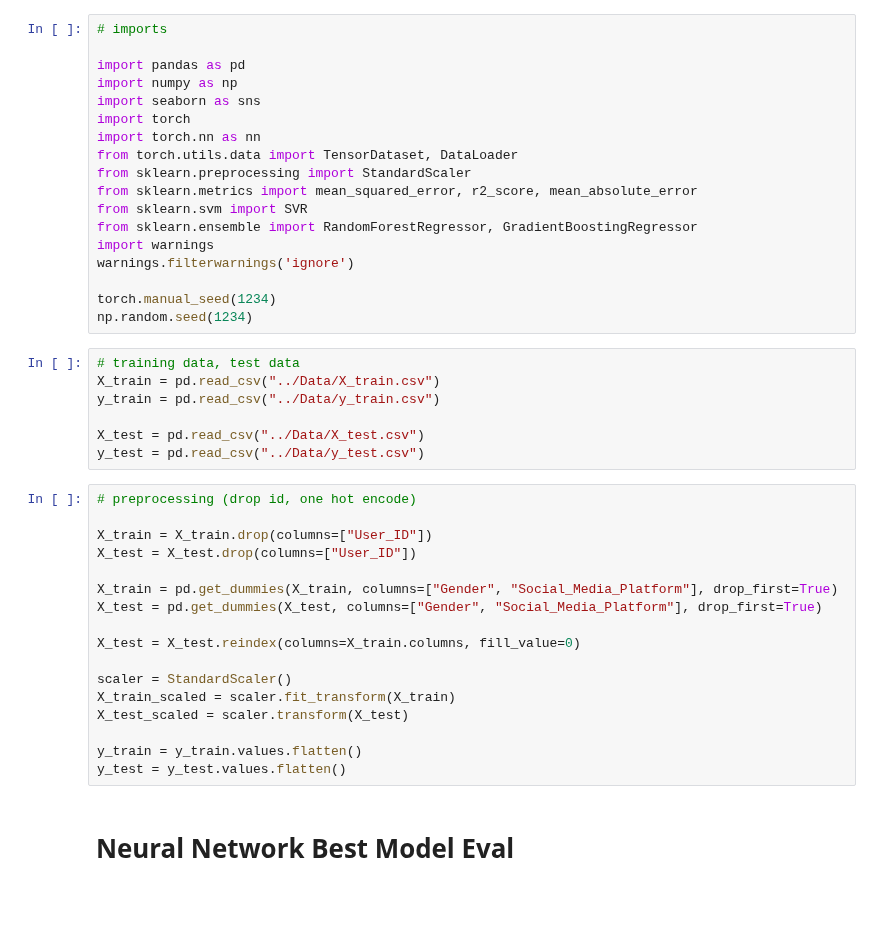
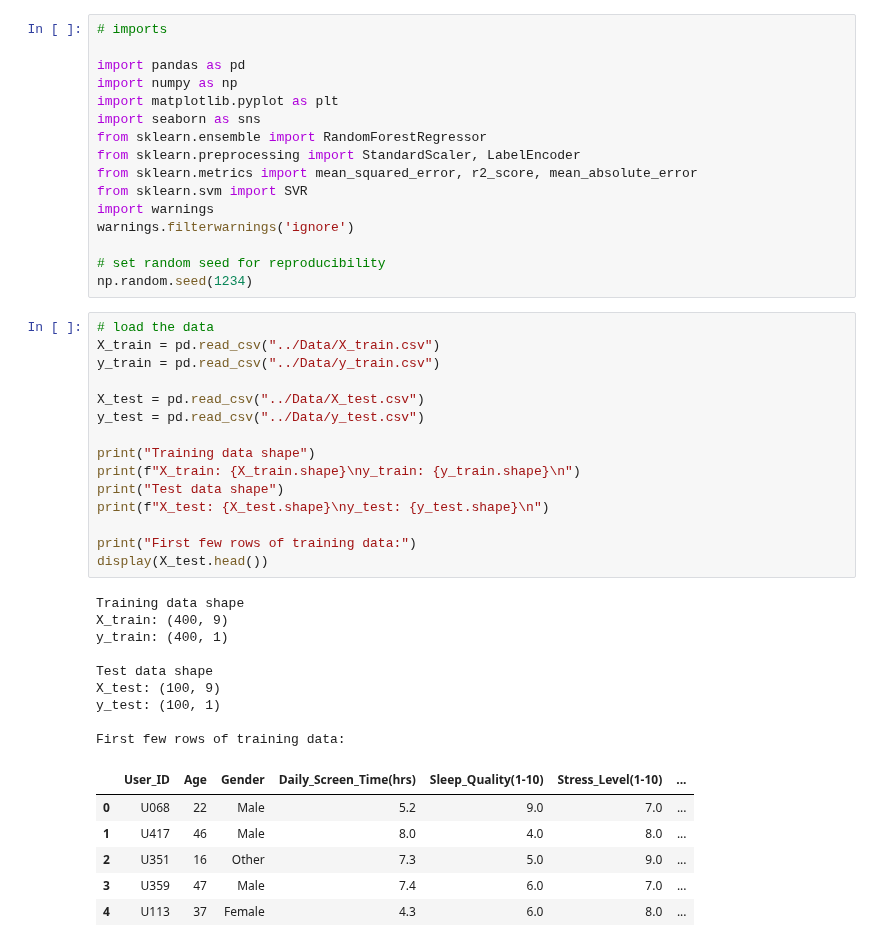
Before and after one commit to aileenkent/ds4021FinalProject, a Jupyter notebook: Notebooks/Evaluation.ipynb, the cells around one changed output. Drawn from its saved outputs; the diff is of its cells as text; blank space fills up the shorter version.

```diff
--- a/Notebooks/Evaluation.ipynb
+++ b/Notebooks/Evaluation.ipynb
@@ -3,42 +13,45 @@
 
 import pandas as pd
 import numpy as np
+import matplotlib.pyplot as plt
 import seaborn as sns
-import torch
-import torch.nn as nn
-from torch.utils.data import TensorDataset, DataLoader
-from sklearn.preprocessing import StandardScaler
+from sklearn.ensemble import RandomForestRegressor
+from sklearn.preprocessing import StandardScaler, LabelEncoder
 from sklearn.metrics import mean_squared_error, r2_score, mean_absolute_error
 from sklearn.svm import SVR
-from sklearn.ensemble import RandomForestRegressor, GradientBoostingRegressor
 import warnings
 warnings.filterwarnings('ignore')
 
-torch.manual_seed(1234)
+# set random seed for reproducibility
 np.random.seed(1234)
 # %%
-# training data, test data
+# load the data
 X_train = pd.read_csv("../Data/X_train.csv")
 y_train = pd.read_csv("../Data/y_train.csv")
 
 X_test = pd.read_csv("../Data/X_test.csv")
 y_test = pd.read_csv("../Data/y_test.csv")
+
+print("Training data shape")
+print(f"X_train: {X_train.shape}\ny_train: {y_train.shape}\n")
+print("Test data shape")
+print(f"X_test: {X_test.shape}\ny_test: {y_test.shape}\n")
+
+print("First few rows of training data:")
+display(X_test.head())
+# %% [output]
+Training data shape
+X_train: (400, 9)
+y_train: (400, 1)
+
+Test data shape
+X_test: (100, 9)
+y_test: (100, 1)
+
+First few rows of training data:
+|  | User_ID | Age | Gender | Daily_Screen_Time(hrs) | Sleep_Quality(1-10) | Stress_Level(1-10) | ... |
+| 0 | U068 | 22 | Male | 5.2 | 9.0 | 7.0 | ... |
+| 1 | U417 | 46 | Male | 8.0 | 4.0 | 8.0 | ... |
+| 2 | U351 | 16 | Other | 7.3 | 5.0 | 9.0 | ... |
+| 3 | U359 | 47 | Male | 7.4 | 6.0 | 7.0 | ... |
+| 4 | U113 | 37 | Female | 4.3 | 6.0 | 8.0 | ... |
-# %%
-# preprocessing (drop id, one hot encode)
-
-X_train = X_train.drop(columns=["User_ID"])
-X_test = X_test.drop(columns=["User_ID"])
-
-X_train = pd.get_dummies(X_train, columns=["Gender", "Social_Media_Platform"], drop_first=True)
-X_test = pd.get_dummies(X_test, columns=["Gender", "Social_Media_Platform"], drop_first=True)
-
-X_test = X_test.reindex(columns=X_train.columns, fill_value=0)
-
-scaler = StandardScaler()
-X_train_scaled = scaler.fit_transform(X_train)
-X_test_scaled = scaler.transform(X_test)
-
-y_train = y_train.values.flatten()
-y_test = y_test.values.flatten()
-# %% [markdown]
-# Neural Network Best Model Eval
```
Also changed, not shown: parts of 29 cells of this notebook, 7 other files.
